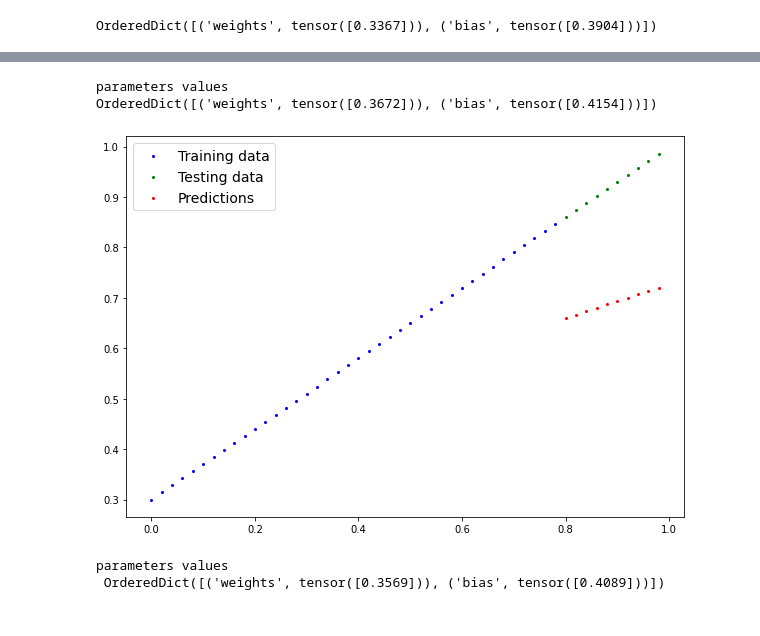
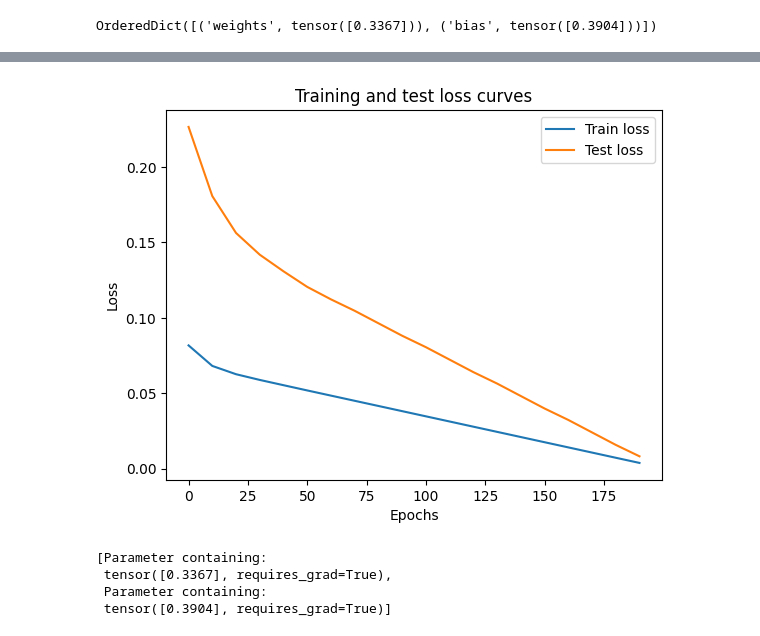
Before and after one commit to Majed-EE/pytorch_test, a Jupyter notebook: pytorch_tut2.ipynb, the cells around one changed output, grey strips where cells are left out. Cells and saved outputs as stored; diff of their text form; code cells hidden in the pictures.

```diff
--- a/pytorch_tut2.ipynb
+++ b/pytorch_tut2.ipynb
@@ -133,8 +164,10 @@ optimizer=torch.optim.SGD(params=model_0.parameters(),lr=0.01)# learning rate im
 # %%
 # An epoch is one loop through the data... (this is a hyperparameter because we have set it)
 
-epochs=1
-
+epochs=200
+epoch_count=[]
+train_loss_values=[]
+test_loss_values=[]
 # 0 loop through the data
 for epoch in range(epochs):
 
@@ -147,8 +180,7 @@ for epoch in range(epochs):
     y_pred=model_0(X_train)
     # 2. Calculate the loss
     loss=loss_fn(y_pred,y_train)
-    print(f"loss {loss}")
-    print(f"parameters values \n {model_0.state_dict()}")
+
     # 3. Optimizer zero grad
     optimizer.zero_grad()
 
@@ -162,5 +194,23 @@ for epoch in range(epochs):
 
 
 
-    model_0.eval() # turn off fradient tracking
+    model_0.eval() # turn off gradient tracking
+
+
+
+    with torch.inference_mode():
+        # 1. Forward pass on test data
+        test_pred = model_0(X_test)
+
+        # 2. Caculate loss on test data
+        test_loss = loss_fn(test_pred, y_test.type(torch.float)) # predictions come in torch.float datatype, so comparisons need to be done with tensors of the same type
+
+        # Print out what's happening
+        if epoch % 10 == 0:
+#             print(f"loss {loss}")
+            print(f"parameters values \n {model_0.state_dict()}")
+            epoch_count.append(epoch)
+            train_loss_values.append(loss.detach().numpy())
+            test_loss_values.append(test_loss.detach().numpy())
+            print(f"Epoch: {epoch} | MAE Train Loss: {loss} | MAE Test Loss: {test_loss} ")
 # %% [output]
@@ -170,17 +234,29 @@ parameters values
 # %%
-with torch.inference_mode():
-    y_preds_new=model_0(X_test)
+#######m plot the loss curve
 
 
-print(f"parameters values \n{model_0.state_dict()}")
 
-plot_predictions(predictions=y_preds)
+# Plot the loss curves
+plt.plot(epoch_count, train_loss_values, label="Train loss")
+plt.plot(epoch_count, test_loss_values, label="Test loss")
+plt.title("Training and test loss curves")
+plt.ylabel("Loss")
+plt.xlabel("Epochs")
+plt.legend();
 # %% [output]
-parameters values
-OrderedDict([('weights', tensor([0.3672])), ('bias', tensor([0.4154]))])
-[figure, old version]
+[figure, new version]
 # %%
+# Set manual seed since nn.Parameter are randomly initialzied
+torch.manual_seed(42)
+
+# Create an instance of the model (this is a subclass of nn.Module that contains nn.Parameter(s))
+model_0 = LinearRegressionModel()
+
+# Check the nn.Parameter(s) within the nn.Module subclass we created
+list(model_0.parameters())
 # %% [output]
-parameters values
- OrderedDict([('weights', tensor([0.3569])), ('bias', tensor([0.4089]))])
+[Parameter containing:
+ tensor([0.3367], requires_grad=True),
+ Parameter containing:
+ tensor([0.3904], requires_grad=True)]
 # %%
```
Also changed, not shown: parts of 36 cells of this notebook, 1 other file.
